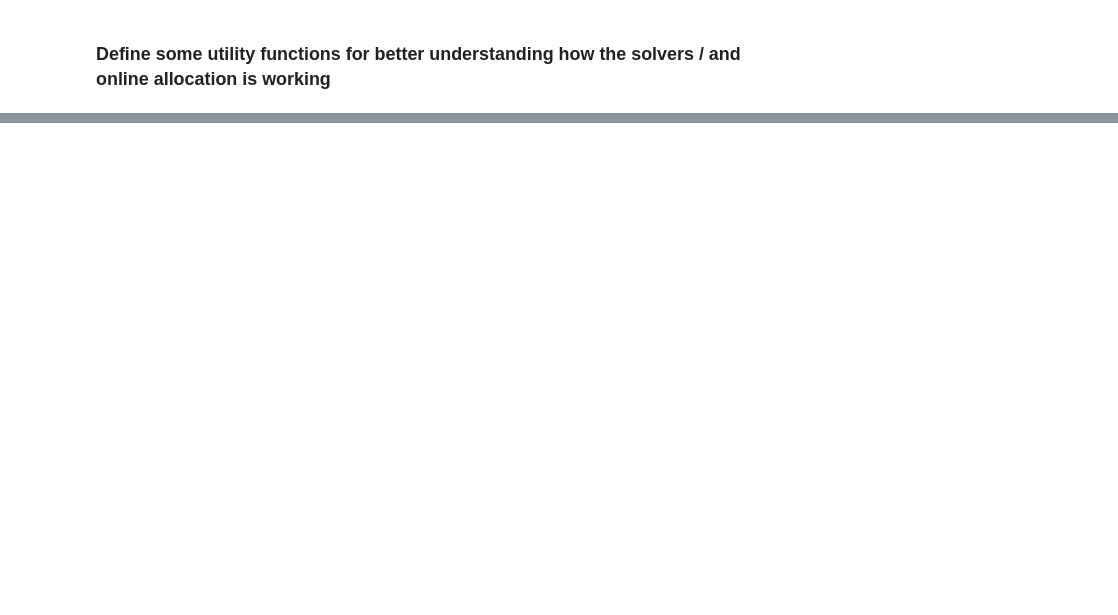
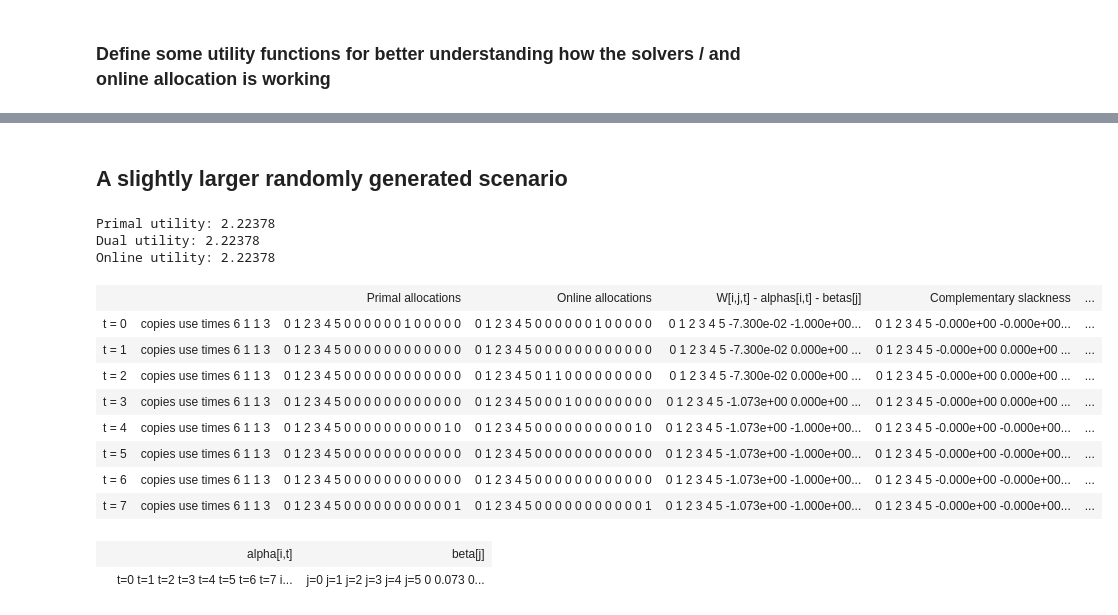
Before and after one commit to lguerdan/dynamic-matching-solver, a Jupyter notebook: v2_dynamic_matching_lp_solver_expansion2.ipynb, the cells around one changed output, grey strips where cells are left out. Drawn from its saved outputs; the diff is of its cells as text; code cells hidden in the pictures; blank space fills up the shorter version.

Commit message:
refactored dual solver and online assignment

```diff
--- a/v2_dynamic_matching_lp_solver_expansion2.ipynb
+++ b/v2_dynamic_matching_lp_solver_expansion2.ipynb
@@ -410,7 +266,0 @@ def display_2D(I,J,T,pairing_weights, allocs):
-# %%
-names=['','Primal allocations', 'sum of alphas', 'Pairing weights']
-alpha_viz = display_alphas(valid_matches, alphas, I, T)
-
-display_3D([allocs], [alpha_viz, pairing_weights], names, c, k, T)
-
-print_alpha_allocation_view(alphas, I,T)
@@ -503,3 +266,0 @@ t= 3
-# %%
-names=['','Primal allocations', 'Online allocations', 'Online assignment term', 'Pairing weights']
-display_3D([allocs, online_allocs], [comps, pairing_weights], names, c, k, T)
@@ -725,0 +460,9 @@ print(comps[1,2,4])
+# %%
+def check_comp_terms(I,J,T,alphas, betas):
+
+    comp_terms = np.zeros((I,J,T))
+    for t in range(T):
+        for j in range(J):
+            for i in range(I):
+                    comp_terms[i,j,t] = pairing_weights[i,j,t] - sum_alpha_it(alphas,i,t) - betas[j]
+    return comp_terms
@@ -725,0 +503,3 @@ print(comps[1,2,4])
+# %%
+names=['','Primal allocations', 'Online allocations', 'W[i,j,t] - alphas[i,t] - betas[j]', 'Complementary slackness', 'Pairing weights']
+display_3D([allocs,online_allocations], [comps, comp_slackness, pairing_weights], names, c, k, T)
@@ -725,0 +612,40 @@ print(comps[1,2,4])
+# %% [markdown]
+## A slightly larger randomly generated scenario
+# %%
+J=6
+I=2
+d=2
+T = J+d
+
+k=np.array([1,3]) # use times
+c=np.array([J,1]) # number of copies
+
+valid_matches, pairing_weights = create_tableau(I,J,T)
+
+objp, allocs = primal_solutions(pairing_weights, I, J, T)
+objd, alphas, betas = dual_solutions(valid_matches,pairing_weights, I, J, T)
+objo, online_allocations = online_matching(I,J,T,k,c,alphas,betas,allocs,valid_matches,pairing_weights)
+comps = check_comp_terms(I,J,T,alphas, betas)
+comp_slackness = check_comp_slackness(I,J,T,alphas,valid_matches,allocs)
+
+
+print("Primal utility:",objp)
+print("Dual utility:",objd)
+print("Online utility:",objo)
+
+display_3D([allocs,online_allocations], [comps, comp_slackness, pairing_weights], names, c, k, T)
+# %% [output]
+Primal utility: 2.22378
+Dual utility: 2.22378
+Online utility: 2.22378
+|  |  | Primal allocations | Online allocations | W[i,j,t] - alphas[i,t] - betas[j] | Complementary slackness | ... |
+| t = 0 | copies use times 6 1 1 3 | 0 1 2 3 4 5 0 0 0 0 0 0 1 0 0 0 0 0 | 0 1 2 3 4 5 0 0 0 0 0 0 1 0 0 0 0 0 | 0 1 2 3 4 5 -7.300e-02 -1.000e+00... | 0 1 2 3 4 5 -0.000e+00 -0.000e+00... | ... |
+| t = 1 | copies use times 6 1 1 3 | 0 1 2 3 4 5 0 0 0 0 0 0 0 0 0 0 0 0 | 0 1 2 3 4 5 0 0 0 0 0 0 0 0 0 0 0 0 | 0 1 2 3 4 5 -7.300e-02 0.000e+00 ... | 0 1 2 3 4 5 -0.000e+00 0.000e+00 ... | ... |
+| t = 2 | copies use times 6 1 1 3 | 0 1 2 3 4 5 0 0 0 0 0 0 0 0 0 0 0 0 | 0 1 2 3 4 5 0 1 1 0 0 0 0 0 0 0 0 0 | 0 1 2 3 4 5 -7.300e-02 0.000e+00 ... | 0 1 2 3 4 5 -0.000e+00 0.000e+00 ... | ... |
+| t = 3 | copies use times 6 1 1 3 | 0 1 2 3 4 5 0 0 0 0 0 0 0 0 0 0 0 0 | 0 1 2 3 4 5 0 0 0 1 0 0 0 0 0 0 0 0 | 0 1 2 3 4 5 -1.073e+00 0.000e+00 ... | 0 1 2 3 4 5 -0.000e+00 0.000e+00 ... | ... |
+| t = 4 | copies use times 6 1 1 3 | 0 1 2 3 4 5 0 0 0 0 0 0 0 0 0 0 1 0 | 0 1 2 3 4 5 0 0 0 0 0 0 0 0 0 0 1 0 | 0 1 2 3 4 5 -1.073e+00 -1.000e+00... | 0 1 2 3 4 5 -0.000e+00 -0.000e+00... | ... |
+| t = 5 | copies use times 6 1 1 3 | 0 1 2 3 4 5 0 0 0 0 0 0 0 0 0 0 0 0 | 0 1 2 3 4 5 0 0 0 0 0 0 0 0 0 0 0 0 | 0 1 2 3 4 5 -1.073e+00 -1.000e+00... | 0 1 2 3 4 5 -0.000e+00 -0.000e+00... | ... |
+| t = 6 | copies use times 6 1 1 3 | 0 1 2 3 4 5 0 0 0 0 0 0 0 0 0 0 0 0 | 0 1 2 3 4 5 0 0 0 0 0 0 0 0 0 0 0 0 | 0 1 2 3 4 5 -1.073e+00 -1.000e+00... | 0 1 2 3 4 5 -0.000e+00 -0.000e+00... | ... |
+| t = 7 | copies use times 6 1 1 3 | 0 1 2 3 4 5 0 0 0 0 0 0 0 0 0 0 0 1 | 0 1 2 3 4 5 0 0 0 0 0 0 0 0 0 0 0 1 | 0 1 2 3 4 5 -1.073e+00 -1.000e+00... | 0 1 2 3 4 5 -0.000e+00 -0.000e+00... | ... |
+|  | alpha[i,t] | beta[j] |
+|  | t=0 t=1 t=2 t=3 t=4 t=5 t=6 t=7 i... | j=0 j=1 j=2 j=3 j=4 j=5 0 0.073 0... |
```
Also changed, not shown: parts of 48 cells of this notebook, 4 other files.
